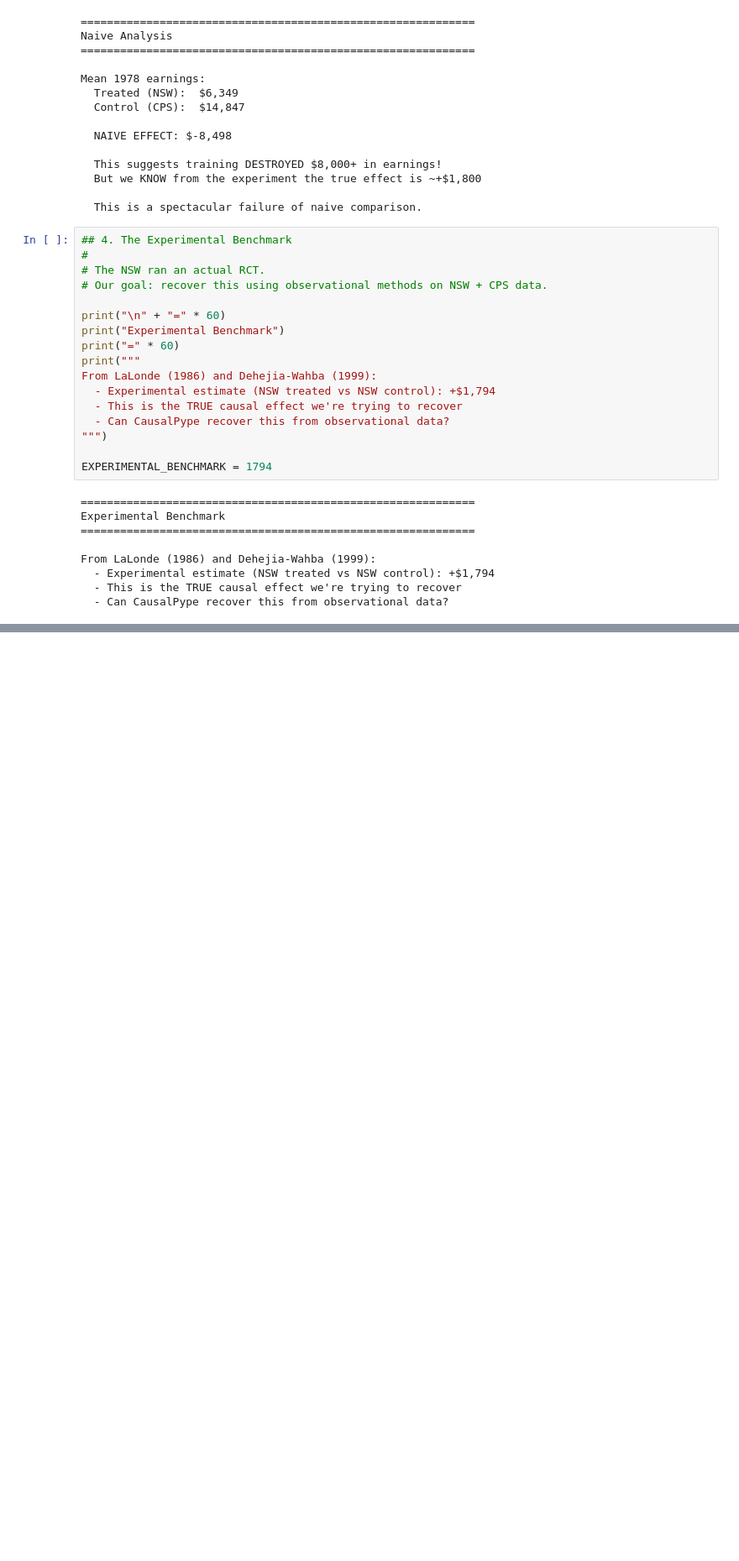
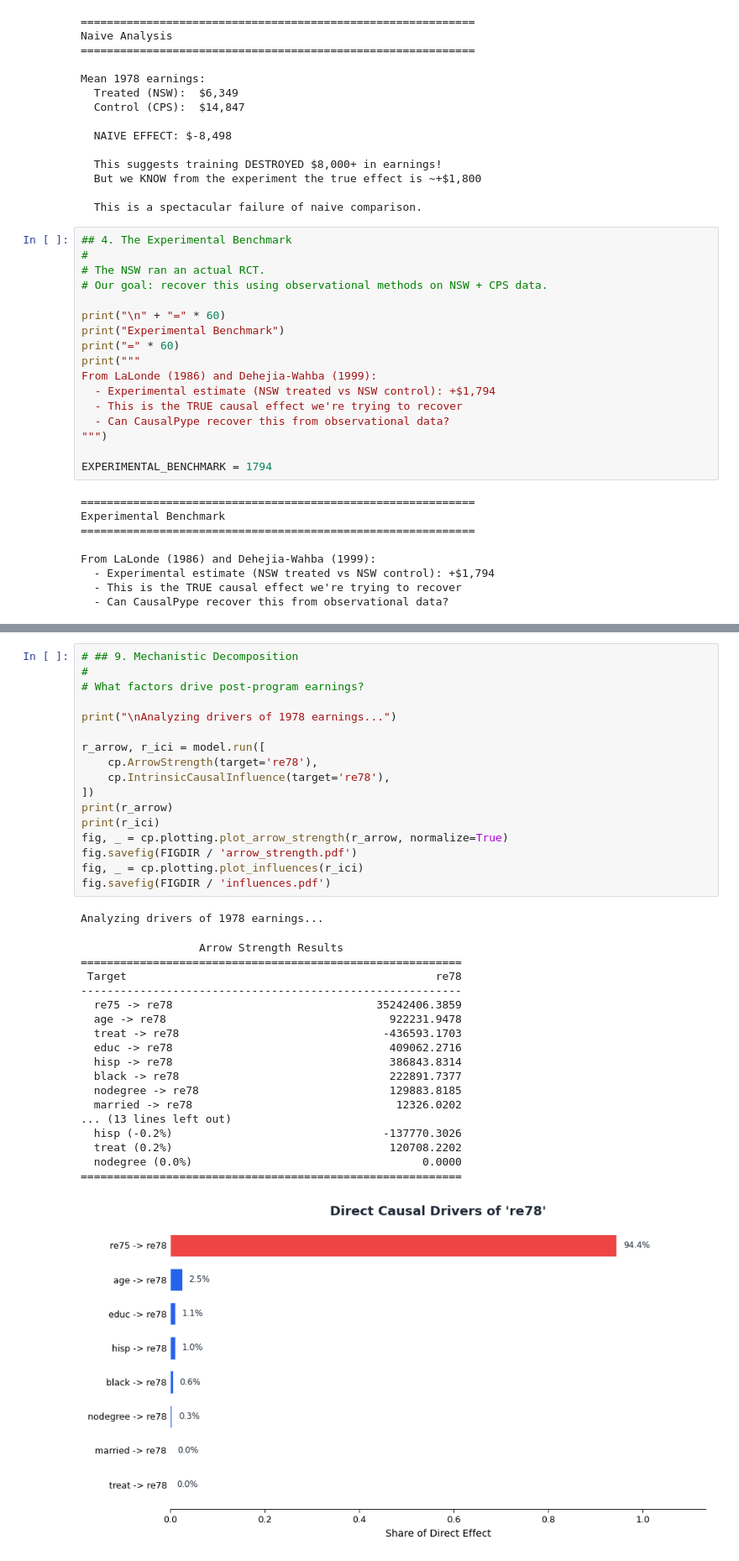
Before and after one commit to robust-ai-group/CausalPype, a Jupyter notebook: examples/lalonde.ipynb, the cells around one changed output, grey strips where cells are left out. Shown at 84% size. Cells and saved outputs as stored; diff of their text form; blank space fills up the shorter version.

```diff
--- a/examples/lalonde.ipynb
+++ b/examples/lalonde.ipynb
@@ -322,0 +407,37 @@ Estimating Average Treatment Effect...
+# %%
+# ## 9. Mechanistic Decomposition
+#
+# What factors drive post-program earnings?
+
+print("\nAnalyzing drivers of 1978 earnings...")
+
+r_arrow, r_ici = model.run([
+    cp.ArrowStrength(target='re78'),
+    cp.IntrinsicCausalInfluence(target='re78'),
+])
+print(r_arrow)
+print(r_ici)
+fig, _ = cp.plotting.plot_arrow_strength(r_arrow, normalize=True)
+fig.savefig(FIGDIR / 'arrow_strength.pdf')
+fig, _ = cp.plotting.plot_influences(r_ici)
+fig.savefig(FIGDIR / 'influences.pdf')
+# %% [output]
+Analyzing drivers of 1978 earnings...
+                  Arrow Strength Results
+==========================================================
+ Target                                               re78
+----------------------------------------------------------
+  re75 -> re78                               35242406.3859
+  age -> re78                                  922231.9478
+  treat -> re78                               -436593.1703
+  educ -> re78                                 409062.2716
+  hisp -> re78                                 386843.8314
+  black -> re78                                222891.7377
+  nodegree -> re78                             129883.8185
+  married -> re78                               12326.0202
+... (13 lines left out)
+  hisp (-0.2%)                                -137770.3026
+  treat (0.2%)                                 120708.2202
+  nodegree (0.0%)                                   0.0000
+==========================================================
+[figure, added]
```
Also changed, not shown: parts of 9 cells of this notebook.
